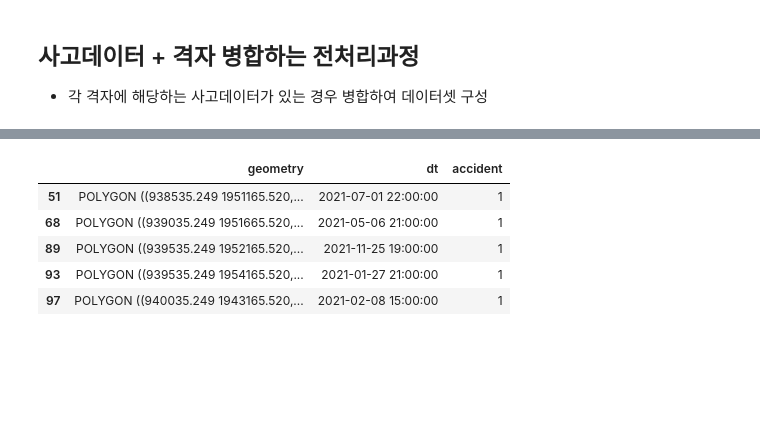
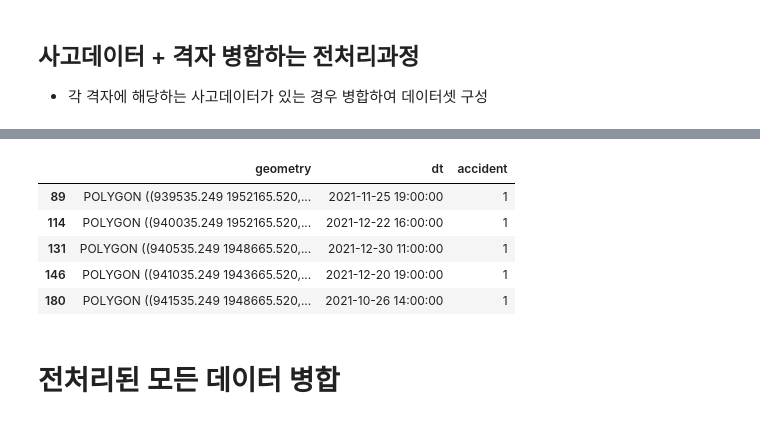
Before and after one commit to ddangchani/IOT_hackathon, a Jupyter notebook: Preprocessing/preprocessing_grid.ipynb, the cells around one changed output, grey strips where cells are left out. Drawn from its saved outputs; the diff is of its cells as text; code cells hidden in the pictures; blank space fills up the shorter version.

```diff
--- a/Preprocessing/preprocessing_grid.ipynb
+++ b/Preprocessing/preprocessing_grid.ipynb
@@ -22,7 +37,7 @@ grid = gpd.GeoDataFrame.from_file('Seoul_Grid/grid.shp') # (절대)경로 개별
 # %%
 # datetime series for each row(grid)
 grid['dt'] = 0
-dt_range = pd.date_range(start="2021-01-01", end="2022-01-01", freq='H')[:-1] # from 21/01/01 to 21/12/31 by hour
+dt_range = pd.date_range(start="2021-10-01", end="2021-11-01", freq='H')[:-1] # from 21/01/01 to 21/12/31 by hour
 for i in tqdm(range(len(grid))):
     grid.dt[i] = dt_range
 # %% [output]
@@ -41,21 +76,21 @@ grid_new = grid_new.iloc[:,[1,2]]
 # %%
 # Merge with accident data
-df_acc = gpd.read_file('accidentdata.gpkg')
+df_acc = gpd.read_file('Preprocessing/accidentdata.gpkg')
 grid_new['accident'] = 0
 
 for i in tqdm(range(len(df_acc))):
     idx = np.where(grid.geometry.contains(df_acc.geometry[i]))[0][0]
     dt = pd.to_datetime(df_acc.datetime[i])
     grid_new.loc[(grid_new.index == idx) & (grid_new.dt == dt), 'accident'] = 1 # 각 사고의 인덱스와 일시에 대응하는 행 추출하여 accident(사고유무) 변수를 1로 취함
 
 grid_new.loc[grid_new.accident == 1].head(5)
 # %% [output]
 |  | geometry | dt | accident |
-| 51 | POLYGON ((938535.249 1951165.520,... | 2021-07-01 22:00:00 | 1 |
-| 68 | POLYGON ((939035.249 1951665.520,... | 2021-05-06 21:00:00 | 1 |
 | 89 | POLYGON ((939535.249 1952165.520,... | 2021-11-25 19:00:00 | 1 |
-| 93 | POLYGON ((939535.249 1954165.520,... | 2021-01-27 21:00:00 | 1 |
-| 97 | POLYGON ((940035.249 1943165.520,... | 2021-02-08 15:00:00 | 1 |
+| 114 | POLYGON ((940035.249 1952165.520,... | 2021-12-22 16:00:00 | 1 |
+| 131 | POLYGON ((940535.249 1948665.520,... | 2021-12-30 11:00:00 | 1 |
+| 146 | POLYGON ((941035.249 1943665.520,... | 2021-12-20 19:00:00 | 1 |
+| 180 | POLYGON ((941535.249 1948665.520,... | 2021-10-26 14:00:00 | 1 |
 # %%
 # 각자 파일로 저장
 grid_new.to_pickle('data/accident_in_grid.pkl') # 파일 용량문제로 pickle 파일로 저장
@@ -61,0 +99,2 @@ grid_new.to_pickle('data/accident_in_grid.pkl') # 파일 용량문제로 pickle
+# %% [markdown]
+# 전처리된 모든 데이터 병합
```
Also changed, not shown: parts of 72 cells of this notebook, 27 other files.
